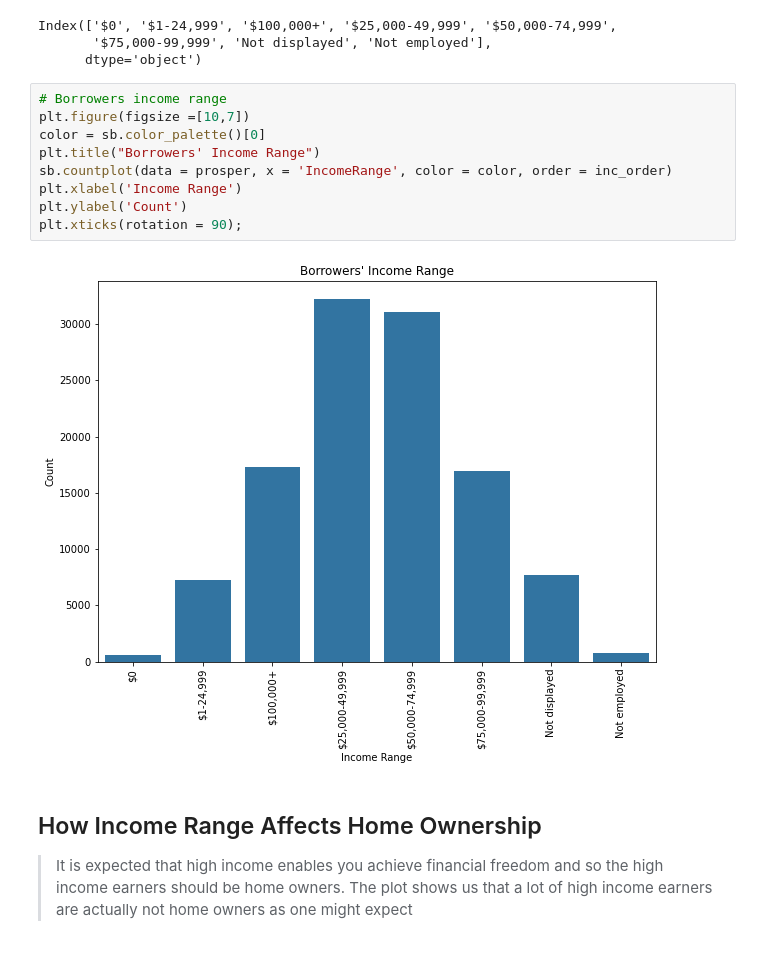
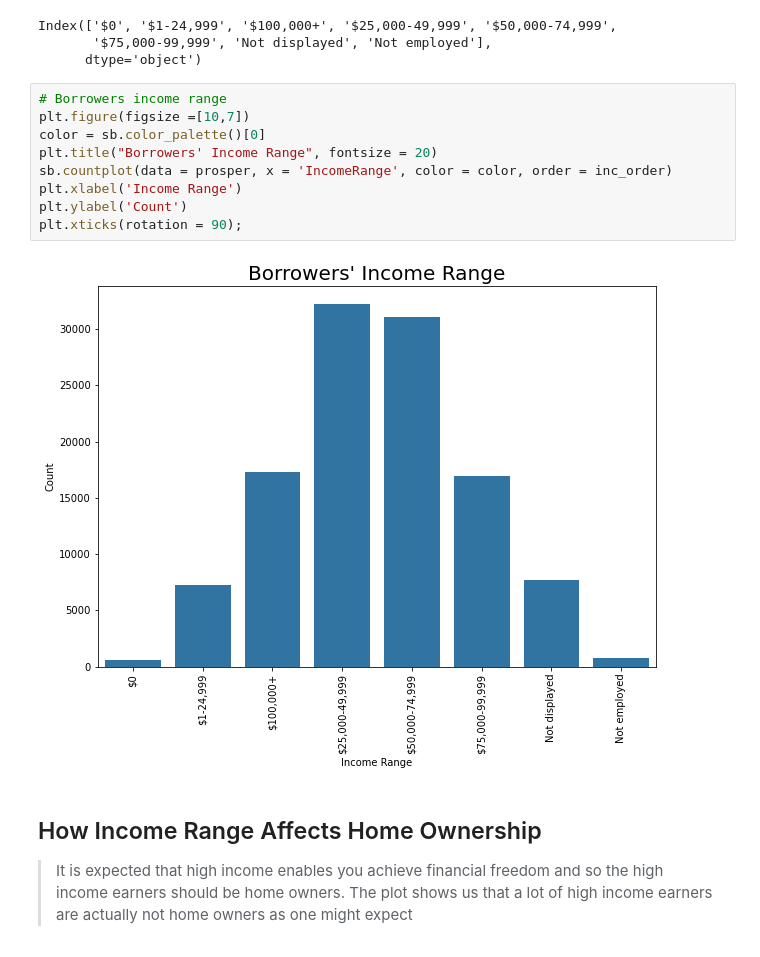
Before and after one commit to igetobs/Prosper-Loan-Data-Visualisation, a Jupyter notebook: Part_II_slide_deck.ipynb, the cells around one changed output. Cells and saved outputs as stored; diff of their text form.

```diff
--- a/Part_II_slide_deck.ipynb
+++ b/Part_II_slide_deck.ipynb
@@ -112,14 +110,14 @@ Index(['$0', '$1-24,999', '$100,000+', '$25,000-49,999', '$50,000-74,999',
 # %%
 # Borrowers income range
 plt.figure(figsize =[10,7])
 color = sb.color_palette()[0]
-plt.title("Borrowers' Income Range")
+plt.title("Borrowers' Income Range", fontsize = 20)
 sb.countplot(data = prosper, x = 'IncomeRange', color = color, order = inc_order)
 plt.xlabel('Income Range')
 plt.ylabel('Count')
 plt.xticks(rotation = 90);
 # %% [output]
-[figure, old version]
+[figure, new version]
 # %% [markdown]
 ## How Income Range Affects Home Ownership
 
```
Also changed, not shown: parts of 2 cells of this notebook, 3 other files.
